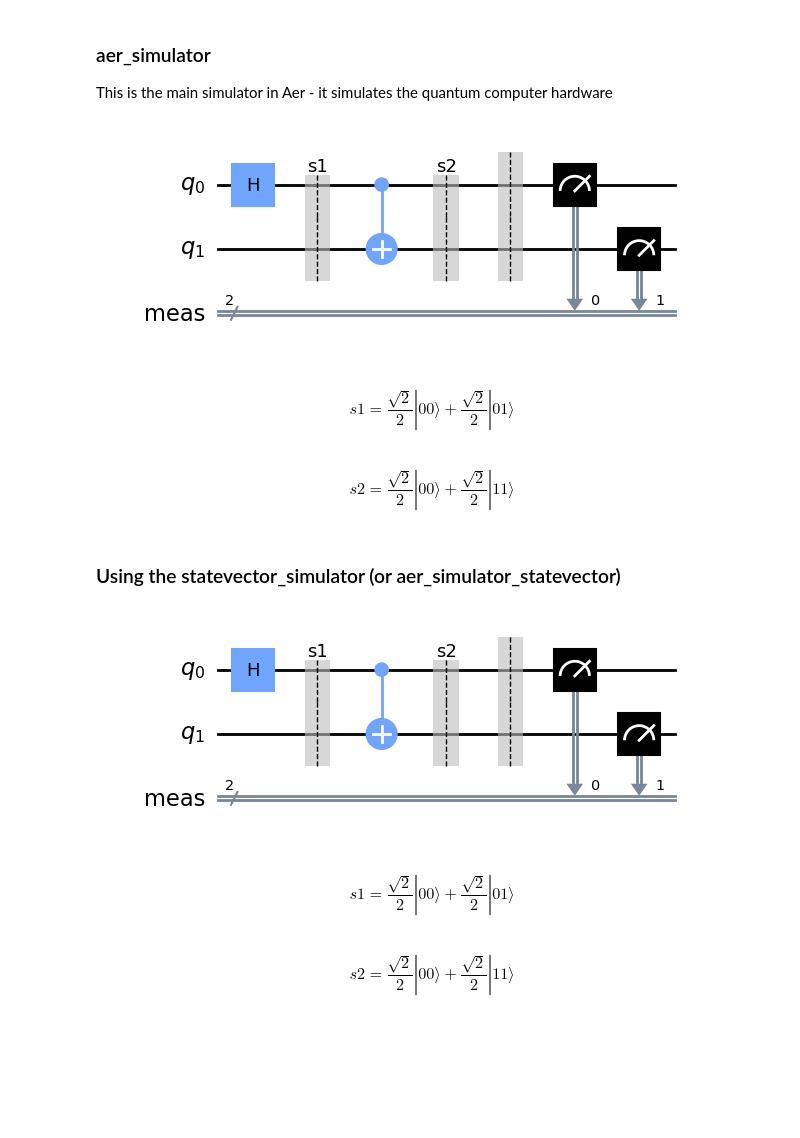
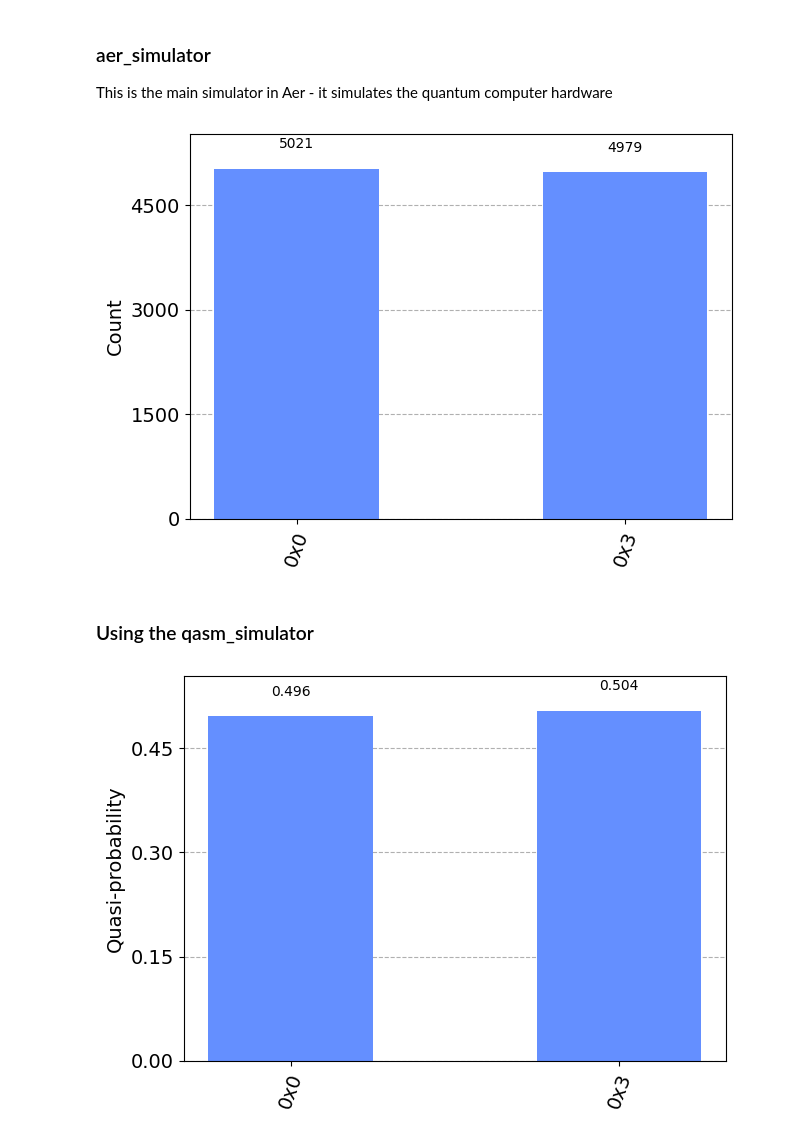
Before and after one commit to mrromaniuc/quantum-computing, a Jupyter notebook: IBMCertifiedAssociateDeveloperQiskit/10.2-Access_QASM_Simulator_Backend.ipynb, the cells around one changed output. Saved outputs shown, nothing was run; the diff lists cells and outputs as text; code cells hidden in the pictures; blank space fills up the shorter version.

```diff
--- a/IBMCertifiedAssociateDeveloperQiskit/10.2-Access_QASM_Simulator_Backend.ipynb
+++ b/IBMCertifiedAssociateDeveloperQiskit/10.2-Access_QASM_Simulator_Backend.ipynb
@@ -69,53 +69,33 @@ pulse_simulator
 ### aer_simulator
 This is the main simulator in Aer - it simulates the quantum computer hardware
 # %%
-#to have statevectors in the results, the circuit MUST call qc.save_statevector("label")
-from qiskit import Aer, QuantumCircuit
+from qiskit import QuantumCircuit, Aer
 import qiskit.visualization as vi
-import qiskit.quantum_info as qi
 
 qc = QuantumCircuit(2)
 qc.h(0)
-qc.save_statevector("s1")
 qc.cx(0,1)
-qc.save_statevector("s2")
 qc.measure_all()
-display(qc.draw())
 
-simulator = Aer.get_backend("aer_simulator")
-result = simulator.run(qc, shots=1).result()
-
-s1 = result.data()["s1"]
-s2 = result.data()["s2"]
-display(s1.draw("latex", prefix="s1="))
-display(s2.draw("latex", prefix="s2="))
+be = Aer.get_backend("aer_simulator")
+result = be.run(qc, shots=10000).result()
+vi.plot_histogram(result.data()['counts'])
 # %% [output]
-[figure, old version]
+[figure, new version]
-$$s1=\frac{\sqrt{2}}{2} |00\rangle+\frac{\sqrt{2}}{2} |01\rangle$$
-$$s2=\frac{\sqrt{2}}{2} |00\rangle+\frac{\sqrt{2}}{2} |11\rangle$$
 # %% [markdown]
-### Using the statevector_simulator (or aer_simulator_statevector)
+### Using the qasm_simulator
 # %%
-#to have statevectors in the results, the circuit MUST call qc.save_statevector("label")
-from qiskit import Aer, QuantumCircuit
+from qiskit import QuantumCircuit, Aer
 import qiskit.visualization as vi
 
 qc = QuantumCircuit(2)
 qc.h(0)
-qc.save_statevector("s1")
 qc.cx(0,1)
-qc.save_statevector("s2")
 qc.measure_all()
-display(qc.draw())
 
-simulator = Aer.get_backend("statevector_simulator")
-simulator = Aer.get_backend("aer_simulator_statevector")
-result = simulator.run(qc, shots=1, memory=True).result()
+be = Aer.get_backend("qasm_simulator")
+result = be.run(qc, shots=20000).result()
 
-for i in ["s1", "s2"]:
-  s = result.data()[i]
-  display(s.draw("latex", prefix=i + "="))
+vi.plot_distribution(result.data()["counts"])
 # %% [output]
-[figure, old version]
+[figure, new version]
-$$s1=\frac{\sqrt{2}}{2} |00\rangle+\frac{\sqrt{2}}{2} |01\rangle$$
-$$s2=\frac{\sqrt{2}}{2} |00\rangle+\frac{\sqrt{2}}{2} |11\rangle$$
```
